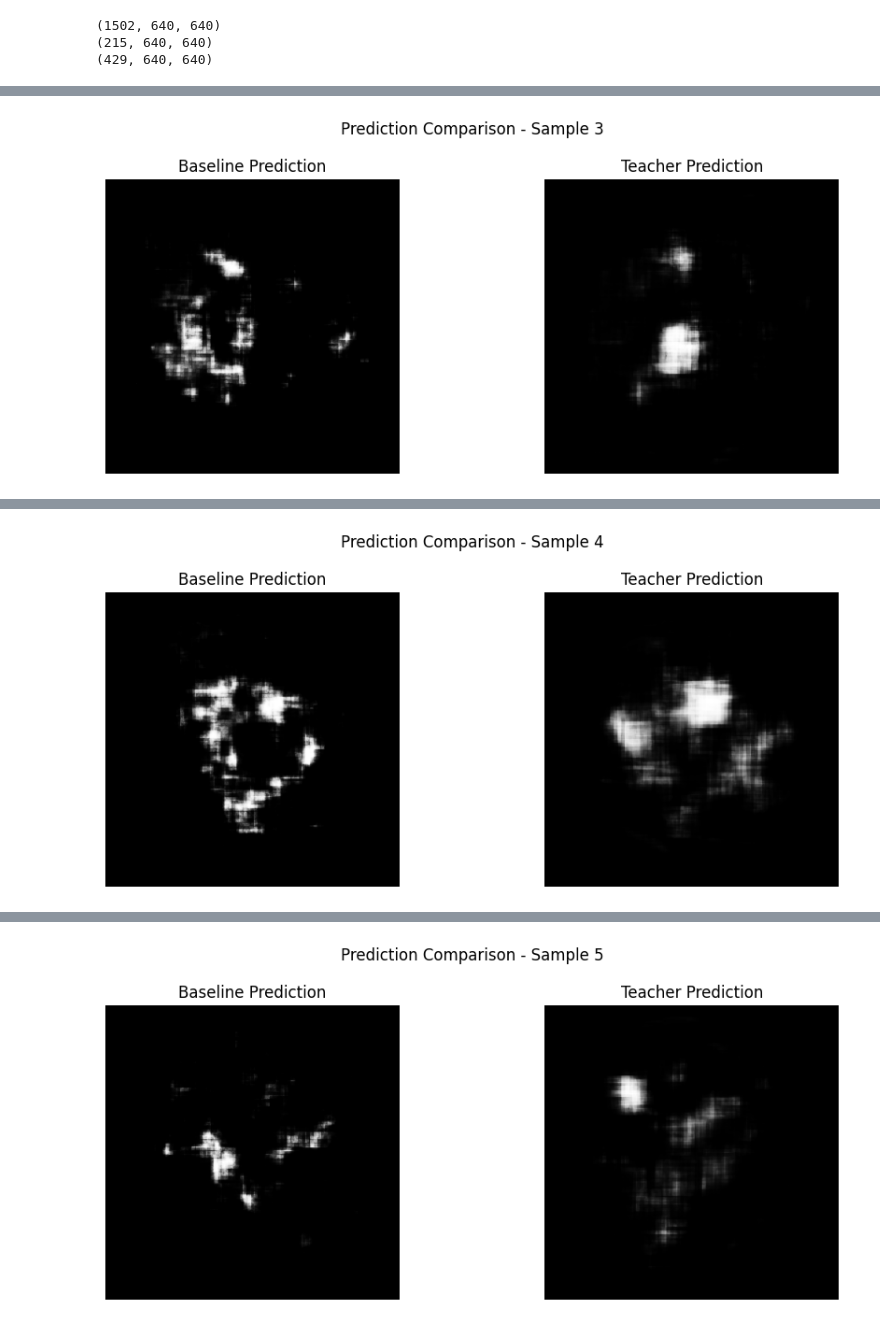
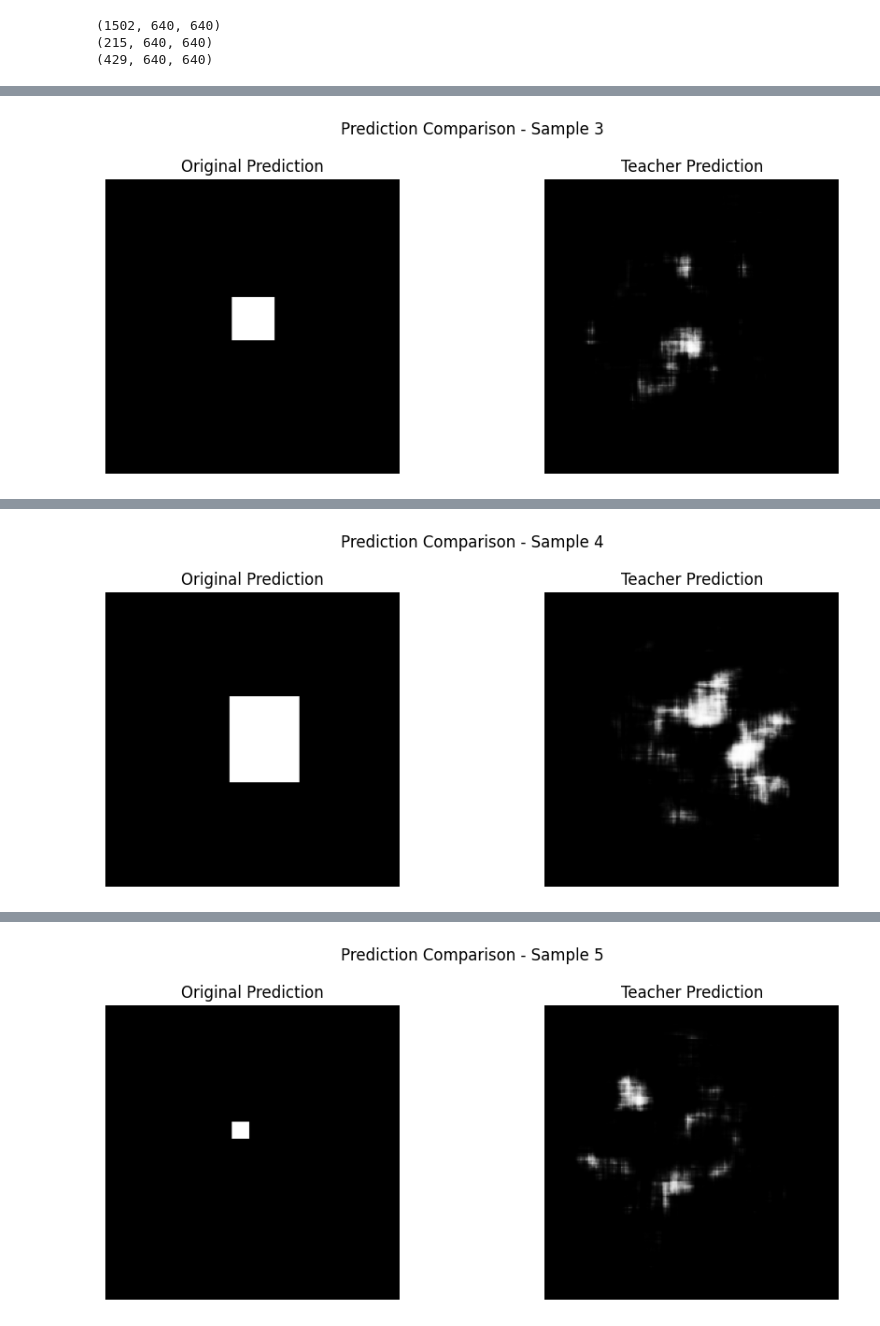
Before and after one commit to Arpitsinghvampire/computer_vision, a Jupyter notebook: brain-segmentation.ipynb, the cells around one changed output, grey strips where cells are left out. Drawn from its saved outputs; the diff is of its cells as text; code cells hidden in the pictures.

Commit message:
Kaggle Notebook | brain_segmentation | Version 2

```diff
--- a/brain-segmentation.ipynb
+++ b/brain-segmentation.ipynb
@@ -528,6 +528,20 @@ Model: "functional_2"
  Total params: 305,664 (1.17 MB)
  Trainable params: 304,922 (1.16 MB)
  Non-trainable params: 742 (2.90 KB)
+# %%
+import tensorflow as tf
+
+def iou_metric(y_true, y_pred):
+    y_true = tf.cast(y_true, tf.float32)
+    y_pred = tf.cast(y_pred >= 0.5, tf.float32)  # Binarize
+    y_true = tf.expand_dims(y_true,axis = -1)
+
+    area_original = tf.reduce_sum(y_true)
+    area_pred = tf.reduce_sum(y_pred)
+    area_intersection = tf.reduce_sum(y_true * y_pred)  # ✅ element-wise product
+
+    iou = area_intersection / (area_original + area_pred - area_intersection + 1e-6)
+    return iou
 # %%
 #Now we have created the test train and the valid set
 #we now compile the model
@@ -584,3 +601,24 @@ Epoch 50/50
+# %%
+#now lets load  the model
+from tensorflow.keras.models import load_model
+
+def iou_metric(y_true, y_pred):
+    y_true = tf.cast(y_true, tf.float32)
+    y_pred = tf.cast(y_pred >= 0.5, tf.float32)  # Binarize
+    y_true = tf.expand_dims(y_true,axis = -1)
+
+    area_original = tf.reduce_sum(y_true)
+    area_pred = tf.reduce_sum(y_pred)
+    area_intersection = tf.reduce_sum(y_true * y_pred)  # ✅ element-wise product
+
+    iou = area_intersection / (area_original + area_pred - area_intersection + 1e-6)
+    return iou
+
+teacher_model = load_model("/kaggle/input/updated_teacher/keras/default/1/teacher_model1.keras",
+                           custom_objects={"iou_metric": iou_metric})
+
+baseline_unet_model = load_model("/kaggle/input/updated_baseline/keras/default/1/baseline_unet_model1.keras",
+                                 custom_objects={"iou_metric": iou_metric})
 # %%
 #now lets plot some predictions
 import matplotlib.pyplot as plt
@@ -661,6 +693,7 @@ plt.show()
 for i in range(10):
     k = image_numpy_array_test[i]
     k = np.expand_dims(k,axis = 0)
+    seamntic_map_original = semantic_maps_test[i]
     #we get the predictions from the baseline unet model and the teacher model
     prediction_baseline = baseline_unet_model.predict(k)
     prediction_teacher = teacher_model.predict(k)
@@ -686,6 +719,11 @@ for i in range(10):
     plt.title("Teacher Prediction")
     plt.axis('off')
 
+    plt.subplot(1, 2, 1)
+    plt.imshow(seamntic_map_original, cmap='gray')
+    plt.title("Original Prediction")
+    plt.axis('off')
+
     plt.suptitle(f"Prediction Comparison - Sample {i+1}")
     plt.tight_layout()
     plt.show()
@@ -703,2 +741,2 @@ for i in range(10):
 640
-[figure, old version]
+[figure, new version]
@@ -707,2 +745,2 @@ for i in range(10):
 640
-[figure, old version]
+[figure, new version]
@@ -711,2 +749,2 @@ for i in range(10):
 640
-[figure, old version]
+[figure, new version]
```
Also changed, not shown: parts of 16 cells of this notebook.
